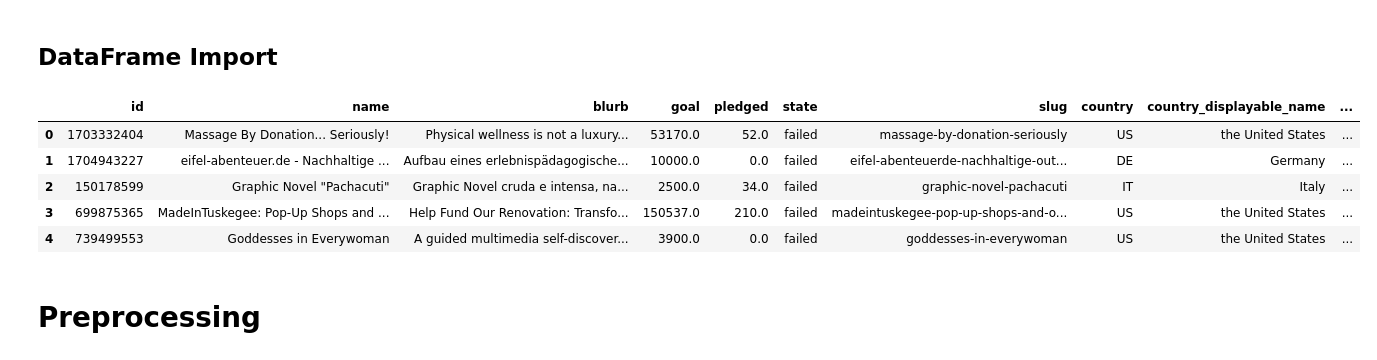
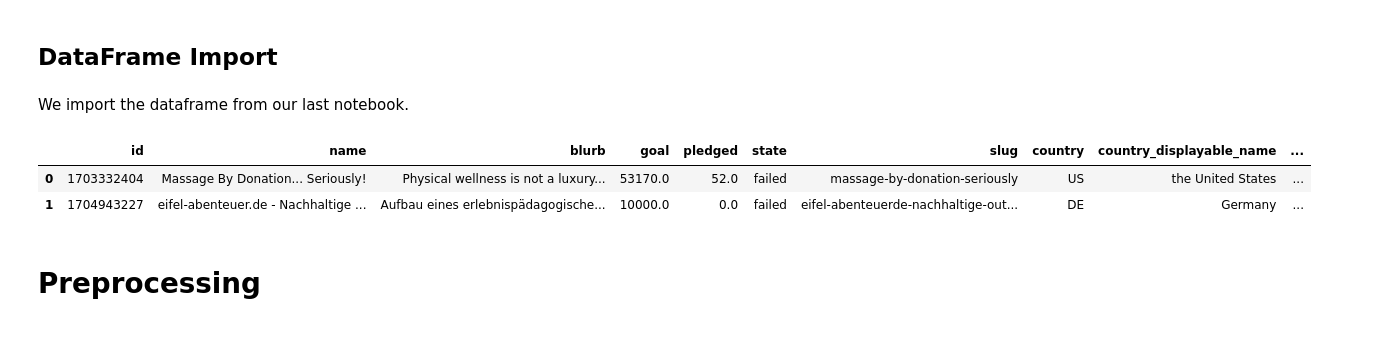
Before and after one commit to blue-santa/kickstarter-campaign-analysis, a Jupyter notebook: project-files/04-05-pre-processing-training-modeling/04-05-kickstarter-process-train-model.ipynb, the cells around one changed output. Saved outputs shown, nothing was run; the diff lists cells and outputs as text; code cells hidden in the pictures.

```diff
--- a/project-files/04-05-pre-processing-training-modeling/04-05-kickstarter-process-train-model.ipynb
+++ b/project-files/04-05-pre-processing-training-modeling/04-05-kickstarter-process-train-model.ipynb
@@ -184,4 +177,6 @@ def points_plot(ax, Xtr, Xte, ytr, yte,
     return ax, xx, yy
 # %% [markdown]
 ## DataFrame Import
+# %% [markdown]
+We import the dataframe from our last notebook.
 # %%
@@ -188,13 +184,10 @@ def points_plot(ax, Xtr, Xte, ytr, yte,
 df = pd.read_parquet('../../metadata/02-ksr-metadata.parquet', engine='pyarrow')
 # %%
-df.head()
+df.head(2)
 # %% [output]
 |  | id | name | blurb | goal | pledged | state | slug | country | country_displayable_name | ... |
 | 0 | 1703332404 | Massage By Donation... Seriously! | Physical wellness is not a luxury... | 53170.0 | 52.0 | failed | massage-by-donation-seriously | US | the United States | ... |
 | 1 | 1704943227 | eifel-abenteuer.de - Nachhaltige ... | Aufbau eines erlebnispädagogische... | 10000.0 | 0.0 | failed | eifel-abenteuerde-nachhaltige-out... | DE | Germany | ... |
-| 2 | 150178599 | Graphic Novel "Pachacuti" | Graphic Novel cruda e intensa, na... | 2500.0 | 34.0 | failed | graphic-novel-pachacuti | IT | Italy | ... |
-| 3 | 699875365 | MadeInTuskegee: Pop-Up Shops and ... | Help Fund Our Renovation: Transfo... | 150537.0 | 210.0 | failed | madeintuskegee-pop-up-shops-and-o... | US | the United States | ... |
-| 4 | 739499553 | Goddesses in Everywoman | A guided multimedia self-discover... | 3900.0 | 0.0 | failed | goddesses-in-everywoman | US | the United States | ... |
 # %% [markdown]
 # Preprocessing
 # %% [markdown]
```
Also changed, not shown: parts of 131 cells of this notebook.
